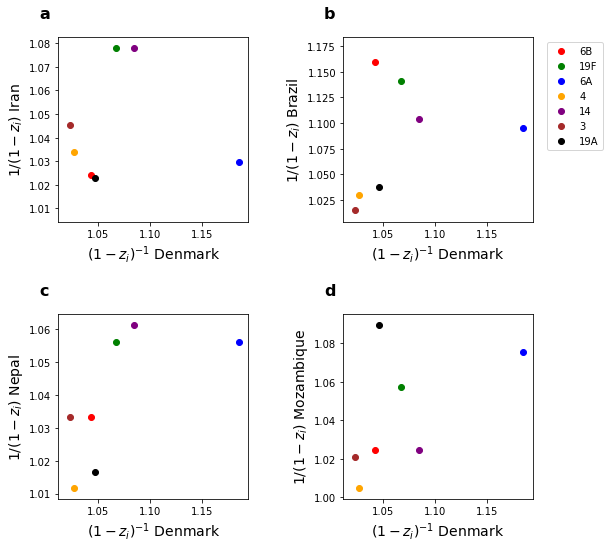
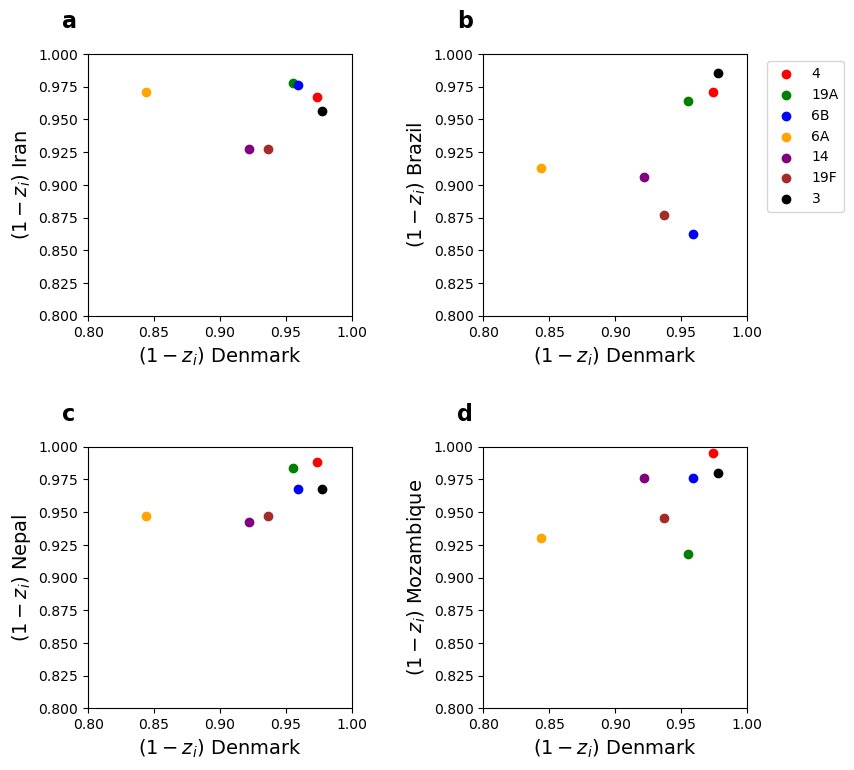
The notebook cell's code change between the first figure and the second:
--- before
+++ after
@@ -9,8 +9,11 @@
 for i in range (0,2):
     for j in range (0,2):
+        ax[i, j].set_xlim(0.8, 1)
+        ax[i, j].set_ylim(0.8, 1)
+        
         for k in range (0, len(common_strain)):
             ax[i,j].scatter(Denmark_common[k], country[i,j][k], color = color[k], label = '{}'.format(common_strain[k]))
-        ax[i,j].set_xlabel('$(1 - z_i)^{-1}$ Denmark', fontsize = 14)
-        ax[i,j].set_ylabel('$1/(1 - z_i)$ {}'.format(label[i,j]), fontsize = 14)
+        ax[i,j].set_xlabel('$(1 - z_i)$ Denmark', fontsize = 14)
+        ax[i,j].set_ylabel('$(1 - z_i)$ {}'.format(label[i,j]), fontsize = 14)
         ax[i,j].text(-.1, 1.1, '{}'.format(order[i,j]),  transform=ax[i,j].transAxes, size=16, weight='bold')
         

Commit: Add files via upload